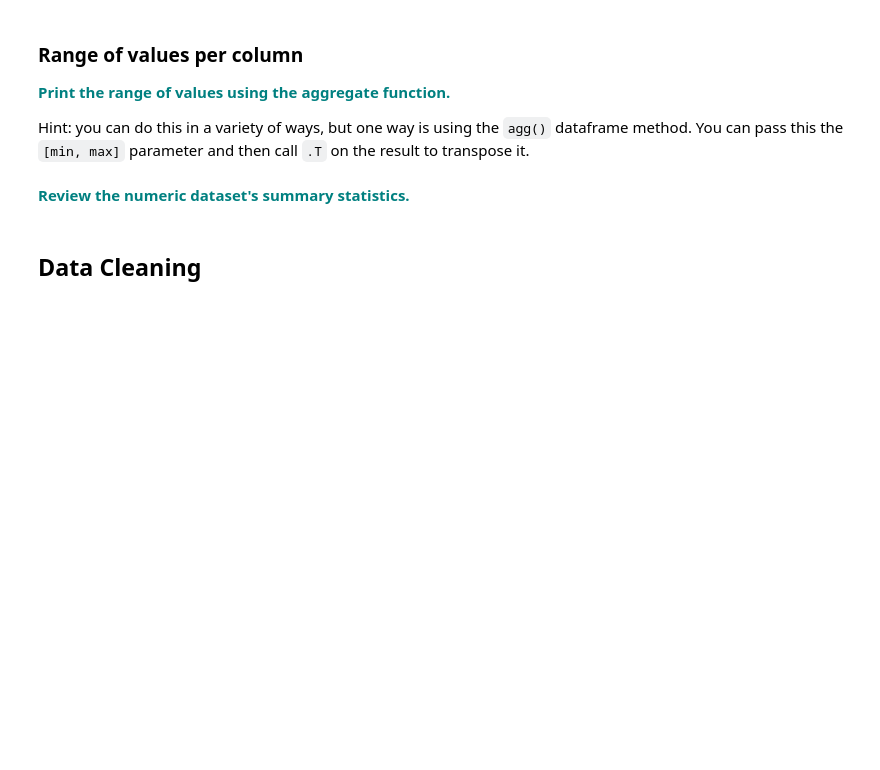
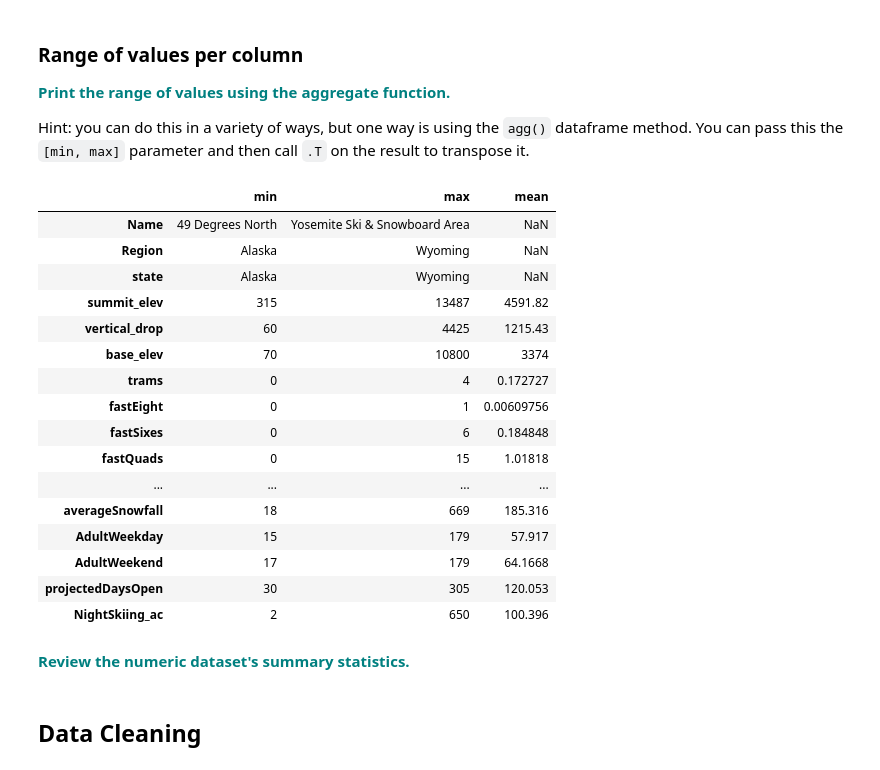
Before and after one commit to vaishalipp/GuidedCapstone1, a Jupyter notebook: GuidedCapstone_Step2HL.ipynb, the cells around one changed output. Saved outputs shown, nothing was run; the diff lists cells and outputs as text; code cells hidden in the pictures; blank space fills up the shorter version.

```diff
--- a/GuidedCapstone_Step2HL.ipynb
+++ b/GuidedCapstone_Step2HL.ipynb
@@ -149,6 +313,26 @@ Hint: you can use the `value_counts()` method for this.
 <font color='teal'>**Print the range of values using the aggregate function.**</font>
 
 Hint: you can do this in a variety of ways, but one way is using the `agg()` dataframe method. You can pass this the `[min, max]` parameter and then call `.T` on the result to transpose it.
+# %%
+df.agg([min,"mean",max]).T
+# %% [output]
+|  | min | max | mean |
+| Name | 49 Degrees North | Yosemite Ski & Snowboard Area | NaN |
+| Region | Alaska | Wyoming | NaN |
+| state | Alaska | Wyoming | NaN |
+| summit_elev | 315 | 13487 | 4591.82 |
+| vertical_drop | 60 | 4425 | 1215.43 |
+| base_elev | 70 | 10800 | 3374 |
+| trams | 0 | 4 | 0.172727 |
+| fastEight | 0 | 1 | 0.00609756 |
+| fastSixes | 0 | 6 | 0.184848 |
+| fastQuads | 0 | 15 | 1.01818 |
+| ... | ... | ... | ... |
+| averageSnowfall | 18 | 669 | 185.316 |
+| AdultWeekday | 15 | 179 | 57.917 |
+| AdultWeekend | 17 | 179 | 64.1668 |
+| projectedDaysOpen | 30 | 305 | 120.053 |
+| NightSkiing_ac | 2 | 650 | 100.396 |
 # %% [markdown]
 <font color='teal'> **Review the numeric dataset's summary statistics.**</font>
 # %% [markdown]
```
Also changed, not shown: parts of 23 cells of this notebook.
